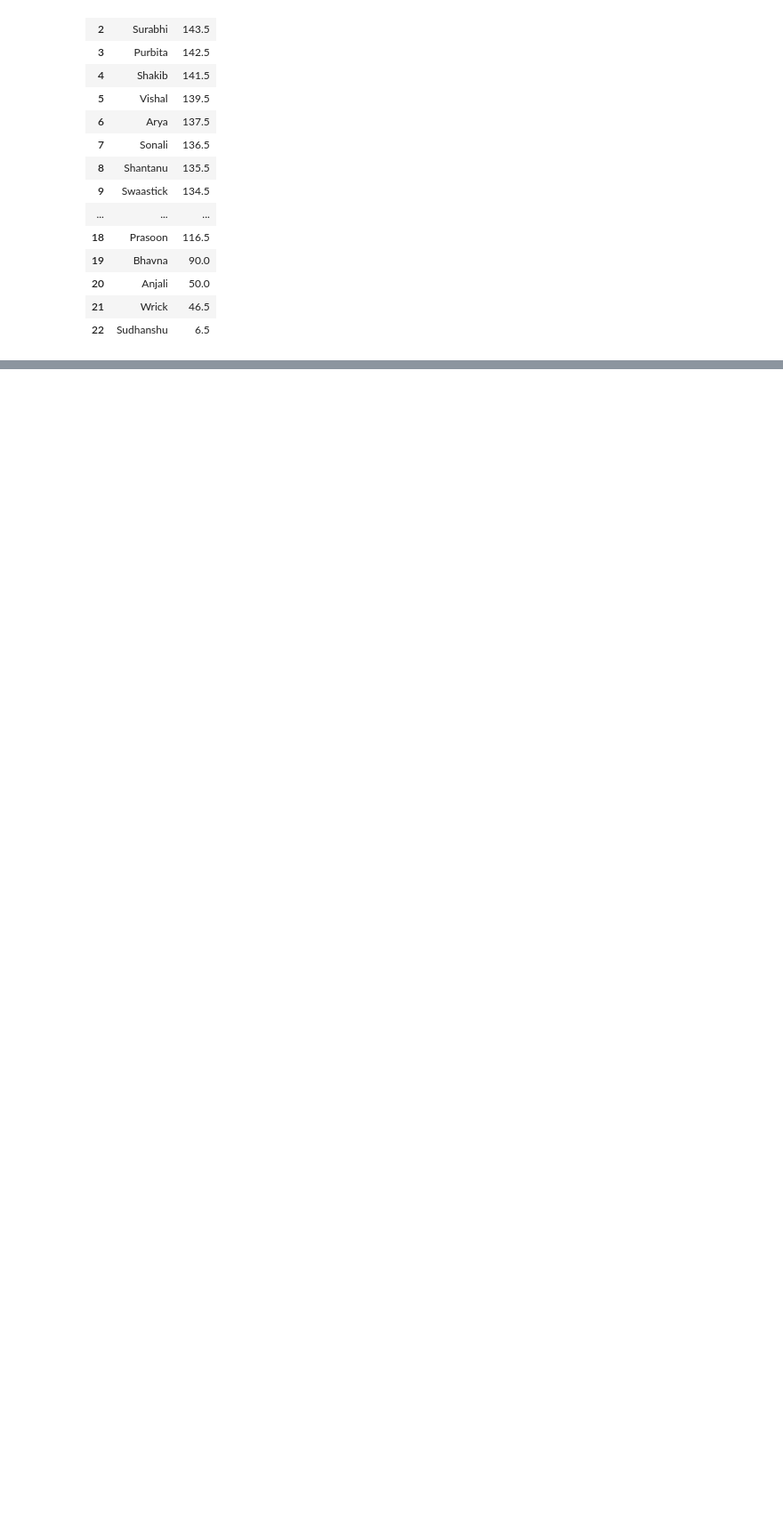
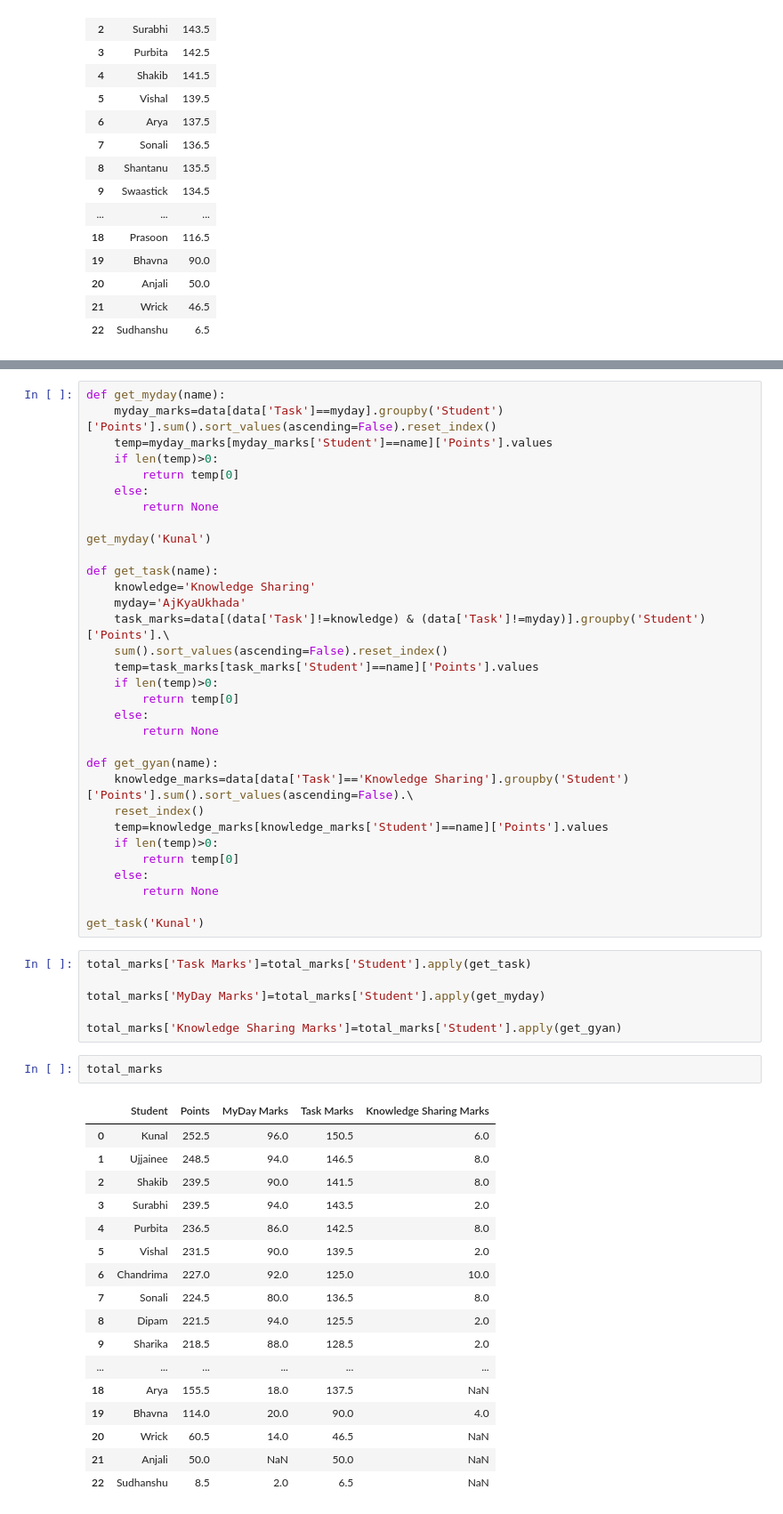
Before and after one commit to kunal-gohrani/Student-Report-Automation, a Jupyter notebook: Student-Data-Analysis-Part-Copy1.ipynb, the cells around one changed output, grey strips where cells are left out. Shown at 89% size. Saved outputs shown, nothing was run; the diff lists cells and outputs as text; blank space fills up the shorter version.

```diff
--- a/Student-Data-Analysis-Part-Copy1.ipynb
+++ b/Student-Data-Analysis-Part-Copy1.ipynb
@@ -695,0 +741,58 @@ knowledge_marks
+# %%
+def get_myday(name):
+    myday_marks=data[data['Task']==myday].groupby('Student')['Points'].sum().sort_values(ascending=False).reset_index()
+    temp=myday_marks[myday_marks['Student']==name]['Points'].values
+    if len(temp)>0:
+        return temp[0]
+    else:
+        return None
+
+get_myday('Kunal')
+
+def get_task(name):
+    knowledge='Knowledge Sharing'
+    myday='AjKyaUkhada'
+    task_marks=data[(data['Task']!=knowledge) & (data['Task']!=myday)].groupby('Student')['Points'].\
+    sum().sort_values(ascending=False).reset_index()
+    temp=task_marks[task_marks['Student']==name]['Points'].values
+    if len(temp)>0:
+        return temp[0]
+    else:
+        return None
+
+def get_gyan(name):
+    knowledge_marks=data[data['Task']=='Knowledge Sharing'].groupby('Student')['Points'].sum().sort_values(ascending=False).\
+    reset_index()
+    temp=knowledge_marks[knowledge_marks['Student']==name]['Points'].values
+    if len(temp)>0:
+        return temp[0]
+    else:
+        return None
+
+get_task('Kunal')
+# %%
+total_marks['Task Marks']=total_marks['Student'].apply(get_task)
+
+total_marks['MyDay Marks']=total_marks['Student'].apply(get_myday)
+
+total_marks['Knowledge Sharing Marks']=total_marks['Student'].apply(get_gyan)
+# %%
+total_marks
+# %% [output]
+|  | Student | Points | MyDay Marks | Task Marks | Knowledge Sharing Marks |
+| 0 | Kunal | 252.5 | 96.0 | 150.5 | 6.0 |
+| 1 | Ujjainee | 248.5 | 94.0 | 146.5 | 8.0 |
+| 2 | Shakib | 239.5 | 90.0 | 141.5 | 8.0 |
+| 3 | Surabhi | 239.5 | 94.0 | 143.5 | 2.0 |
+| 4 | Purbita | 236.5 | 86.0 | 142.5 | 8.0 |
+| 5 | Vishal | 231.5 | 90.0 | 139.5 | 2.0 |
+| 6 | Chandrima | 227.0 | 92.0 | 125.0 | 10.0 |
+| 7 | Sonali | 224.5 | 80.0 | 136.5 | 8.0 |
+| 8 | Dipam | 221.5 | 94.0 | 125.5 | 2.0 |
+| 9 | Sharika | 218.5 | 88.0 | 128.5 | 2.0 |
+| ... | ... | ... | ... | ... | ... |
+| 18 | Arya | 155.5 | 18.0 | 137.5 | NaN |
+| 19 | Bhavna | 114.0 | 20.0 | 90.0 | 4.0 |
+| 20 | Wrick | 60.5 | 14.0 | 46.5 | NaN |
+| 21 | Anjali | 50.0 | NaN | 50.0 | NaN |
+| 22 | Sudhanshu | 8.5 | 2.0 | 6.5 | NaN |
```
Also changed, not shown: parts of 22 cells of this notebook, 2 other files.
